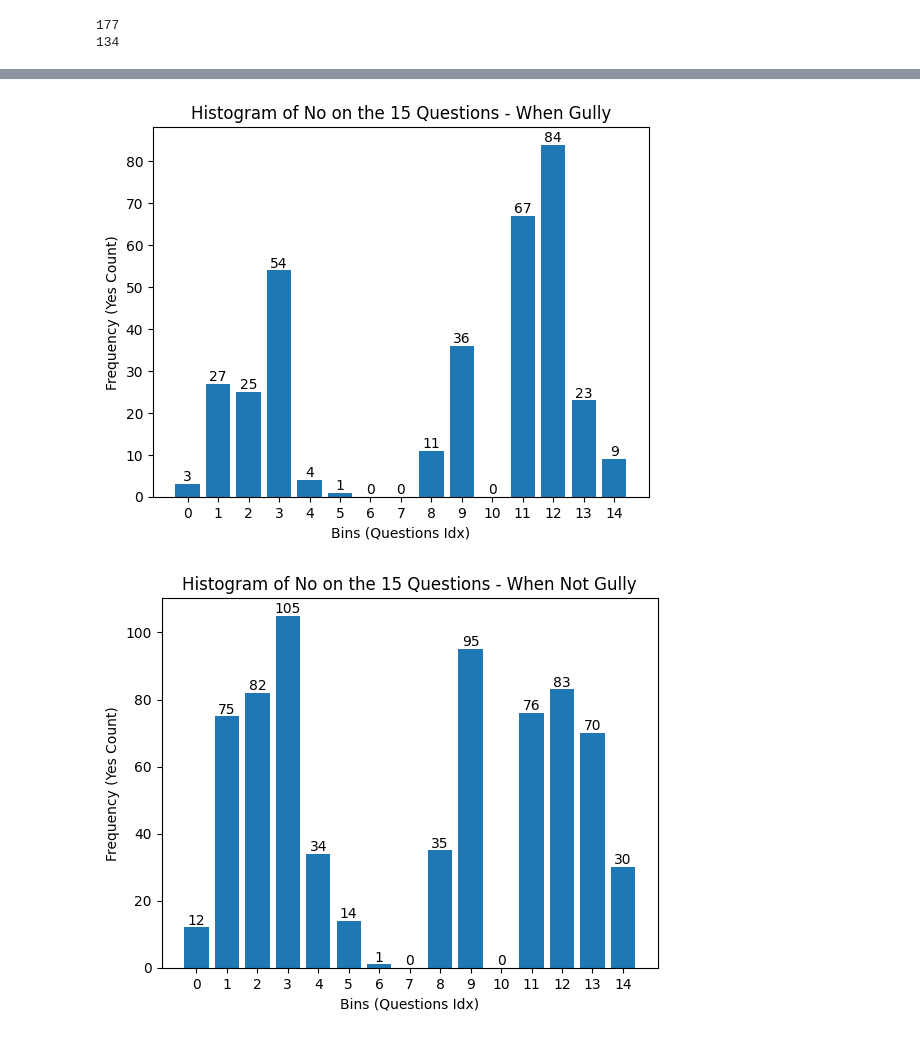
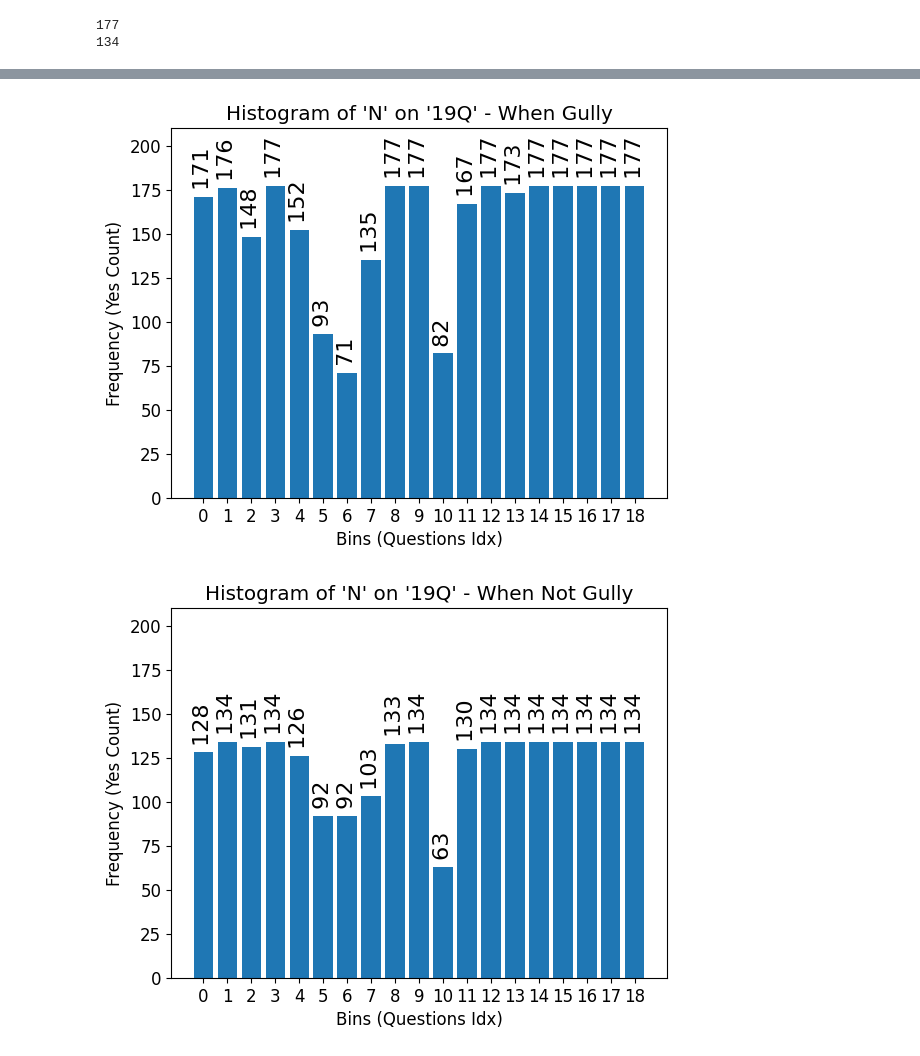
Before and after one commit to SMATousi/WACV-2025-Workshop-ViGIR, a Jupyter notebook: WACV_histogram_questions.ipynb, the cells around one changed output, grey strips where cells are left out. Drawn from its saved outputs; the diff is of its cells as text; code cells hidden in the pictures.

```diff
--- a/WACV_histogram_questions.ipynb
+++ b/WACV_histogram_questions.ipynb
@@ -94,5 +95,5 @@ result_data
 # %%
-num_questions = 15
+num_questions = 19
 histogram_gully = {i: 0 for i in range(num_questions)}
 histogram_not_gully = {i: 0 for i in range(num_questions)}
 no_histogram_gully = {i: 0 for i in range(num_questions)}
@@ -151,18 +177,22 @@ print(no_histogram_not_gully_values)
 # %%
+import matplotlib
+matplotlib.rcParams.update({'font.size': 12})
+
 fig, ax = plt.subplots()
 values = np.linspace(0, num_questions-1, num_questions)
 bars = ax.bar(values, histogram_gully_values)
 for bar in bars:
     yval = bar.get_height()
-    ax.text(bar.get_x() + bar.get_width() / 2, yval, str(yval), va='bottom', ha='center')
+    ax.text(bar.get_x() + bar.get_width() / 2, yval, " "+str(yval), va='bottom', ha='center', rotation=90, fontsize=16, horizontalalignment='center')
 
 
 plt.xticks(np.arange(num_questions))
 plt.xlabel('Bins (Questions Idx)')
 plt.ylabel('Frequency (Yes Count)')
-plt.title('Histogram of Yes on the 15 Questions - When Gully')
+plt.title("Histogram of 'Y' on '19Q' - When Gully")
+plt.ylim([0,180])
 
-#plt.savefig("histogram_yes_when_gully.pdf", format="pdf")
+plt.savefig("histogram_yes_when_gully_19.pdf", format="pdf")
 plt.show()
 
 
@@ -175,13 +205,16 @@ values = np.linspace(0, num_questions-1, num_questions)
 bars = ax.bar(values, histogram_not_gully_values)
 for bar in bars:
     yval = bar.get_height()
-    ax.text(bar.get_x() + bar.get_width() / 2, yval, str(yval), va='bottom', ha='center')
+    ax.text(bar.get_x() + bar.get_width() / 2, yval, " "+str(yval), va='bottom', ha='center', rotation=90, fontsize=16, horizontalalignment='center')
+    #ax.text(bar.get_x() + bar.get_width() / 2, yval, str(yval), va='bottom', ha='center')
 
 
 plt.xticks(np.arange(num_questions))
 plt.xlabel('Bins (Questions Idx)')
 plt.ylabel('Frequency (Yes Count)')
-plt.title('Histogram of Yes on the 15 Questions - When Not Gully')
-#plt.savefig("histogram_yes_when_not_gully.pdf")
+plt.title("Histogram of 'Y' on '19Q' - When Not Gully")
+plt.ylim([0,180])
+
+plt.savefig("histogram_yes_when_not_gully_19.pdf")
 plt.show()
 # %% [output]
@@ -192,35 +225,43 @@ values = np.linspace(0, num_questions-1, num_questions)
 bars = ax.bar(values, no_histogram_gully_values)
 for bar in bars:
     yval = bar.get_height()
-    ax.text(bar.get_x() + bar.get_width() / 2, yval, str(yval), va='bottom', ha='center')
+    ax.text(bar.get_x() + bar.get_width() / 2, yval, " "+str(yval), va='bottom', ha='center', rotation=90, fontsize=16, horizontalalignment='center')
+    #ax.text(bar.get_x() + bar.get_width() / 2, yval, str(yval), va='bottom', ha='center')
 
 
 plt.xticks(np.arange(num_questions))
 plt.xlabel('Bins (Questions Idx)')
 plt.ylabel('Frequency (Yes Count)')
-plt.title('Histogram of No on the 15 Questions - When Gully')
-plt.savefig("histogram_no_when_gully.pdf")
+#plt.title('Histogram of No on the 15 Questions - When Gully')
+plt.title("Histogram of 'N' on '19Q' - When Gully")
+plt.ylim([0,210])
+
+plt.savefig("histogram_no_when_gully_19.pdf")
 plt.show()
 
 
 
 #plt.hist(histogram_gully_values, bins=15, color='skyblue', edgecolor='black')
 # %% [output]
-[figure, old version]
+[figure, new version]
 # %%
 fig, ax = plt.subplots()
 values = np.linspace(0, num_questions-1, num_questions)
 bars = ax.bar(values, no_histogram_not_gully_values)
 for bar in bars:
     yval = bar.get_height()
-    ax.text(bar.get_x() + bar.get_width() / 2, yval, str(yval), va='bottom', ha='center')
+    ax.text(bar.get_x() + bar.get_width() / 2, yval, " "+str(yval), va='bottom', ha='center', rotation=90, fontsize=16, horizontalalignment='center')
+    #ax.text(bar.get_x() + bar.get_width() / 2, yval, str(yval), va='bottom', ha='center')
 
 
 plt.xticks(np.arange(num_questions))
 plt.xlabel('Bins (Questions Idx)')
 plt.ylabel('Frequency (Yes Count)')
-plt.title('Histogram of No on the 15 Questions - When Not Gully')
-#plt.savefig("histogram_no_when_not_gully.pdf")
+#plt.title('Histogram of No on the 15 Questions - When Not Gully')
+plt.title("Histogram of 'N' on '19Q' - When Not Gully")
+plt.ylim([0,210])
+
+plt.savefig("histogram_no_when_not_gully_19.pdf")
 plt.show()
 # %% [output]
-[figure, old version]
+[figure, new version]
```
Also changed, not shown: parts of 8 cells of this notebook, 6 other files.
